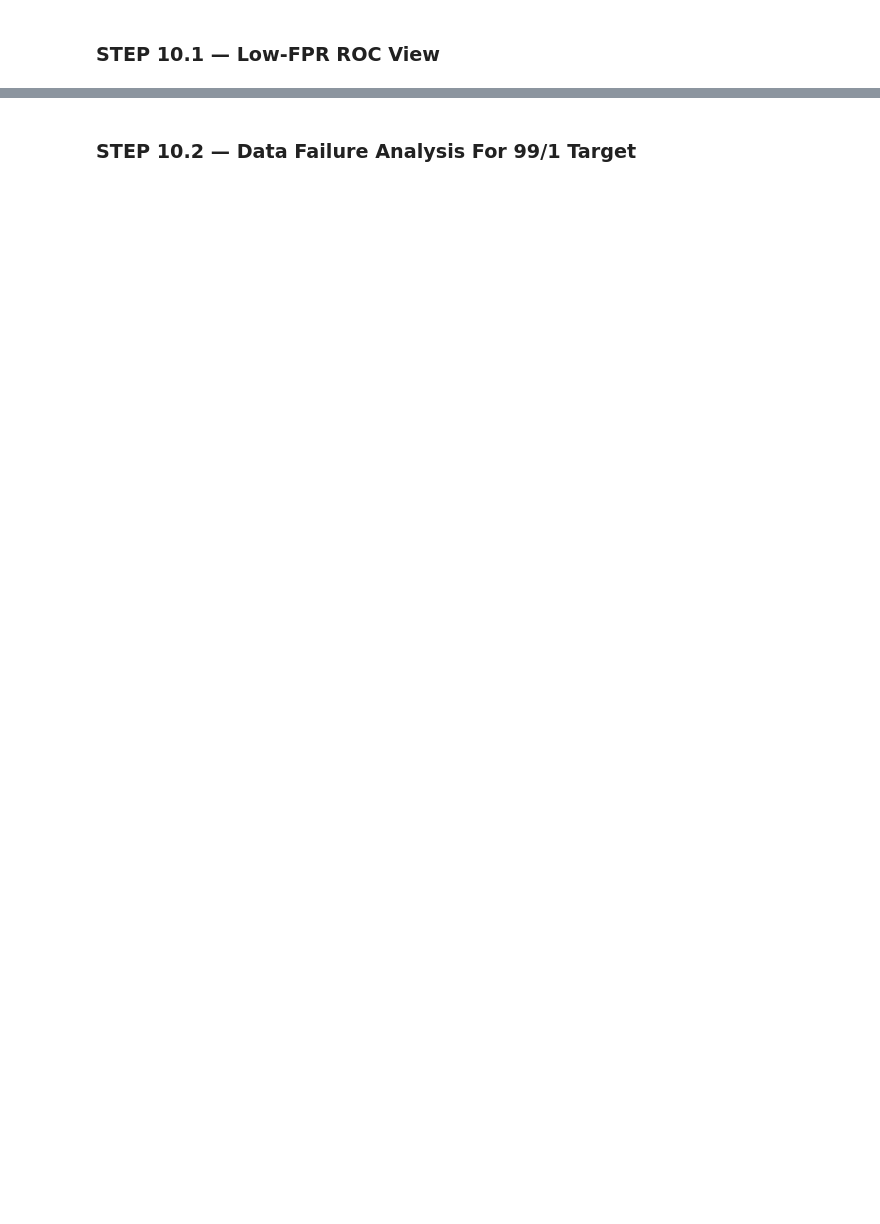
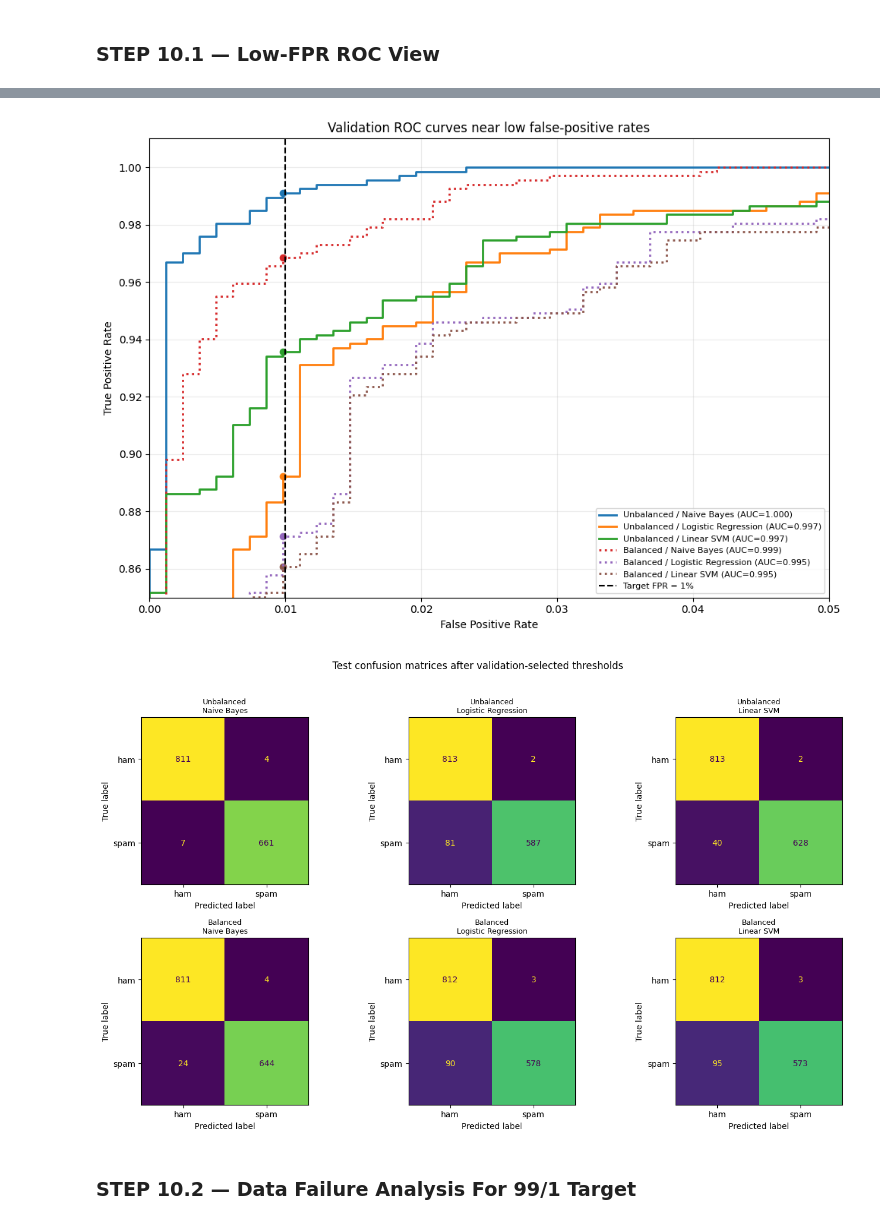
Before and after one commit to QuangManhAI/lab01-machine-learning, a Jupyter notebook: notebooks/lab01.ipynb, the cells around one changed output, grey strips where cells are left out. Drawn from its saved outputs; the diff is of its cells as text; code cells hidden in the pictures; blank space fills up the shorter version.

```diff
--- a/notebooks/lab01.ipynb
+++ b/notebooks/lab01.ipynb
@@ -719,2 +655,41 @@ threshold_strategy_compare = utils.plot_low_fpr_roc(threshold_context)
+# %%
+plt.figure(figsize=(10, 7))
+line_styles = {"Balanced": ":", "Unbalanced": "-"}
+for curve in val_roc_curves:
+    plt.plot(
+        curve["fpr"],
+        curve["tpr"],
+        linestyle=line_styles.get(curve["training_strategy"], "-"),
+        linewidth=2,
+        label=f'{curve["training_strategy"]} / {curve["model"]} (AUC={curve["auc"]:.3f})'
+    )
+    plt.scatter(curve["selected_validation_FPR"], curve["selected_validation_TPR"], s=35)
+
+plt.axvline(target_fpr, color="black", linestyle="--", linewidth=1.5, label="Target FPR = 1%")
+plt.xlim(0, 0.05)
+plt.ylim(0.85, 1.01)
+plt.title("Validation ROC curves near low false-positive rates")
+plt.xlabel("False Positive Rate")
+plt.ylabel("True Positive Rate")
+plt.grid(alpha=0.25)
+plt.legend(loc="lower right", fontsize=8)
+plt.tight_layout()
+plt.show()
+
+# Show Test Confusion Matrices
+fig, axes = plt.subplots(2, 3, figsize=(14, 8))
+axes = axes.ravel()
+for axis, payload in zip(axes, test_matrices):
+    display_obj = ConfusionMatrixDisplay(confusion_matrix=payload["matrix"], display_labels=["ham", "spam"])
+    display_obj.plot(ax=axis, values_format="d", colorbar=False)
+    axis.set_title(f'{payload["training_strategy"]}\n{payload["model"]}', fontsize=9)
+for axis in axes[len(test_matrices):]:
+    axis.axis("off")
+plt.suptitle("Test confusion matrices after validation-selected thresholds", y=1.02)
+plt.tight_layout()
+plt.show()
+# %% [output]
+[figure, added]
+[figure, added]
 # %% [markdown]
 ### STEP 10.2 — Data Failure Analysis For 99/1 Target
```
Also changed, not shown: parts of 54 cells of this notebook.
